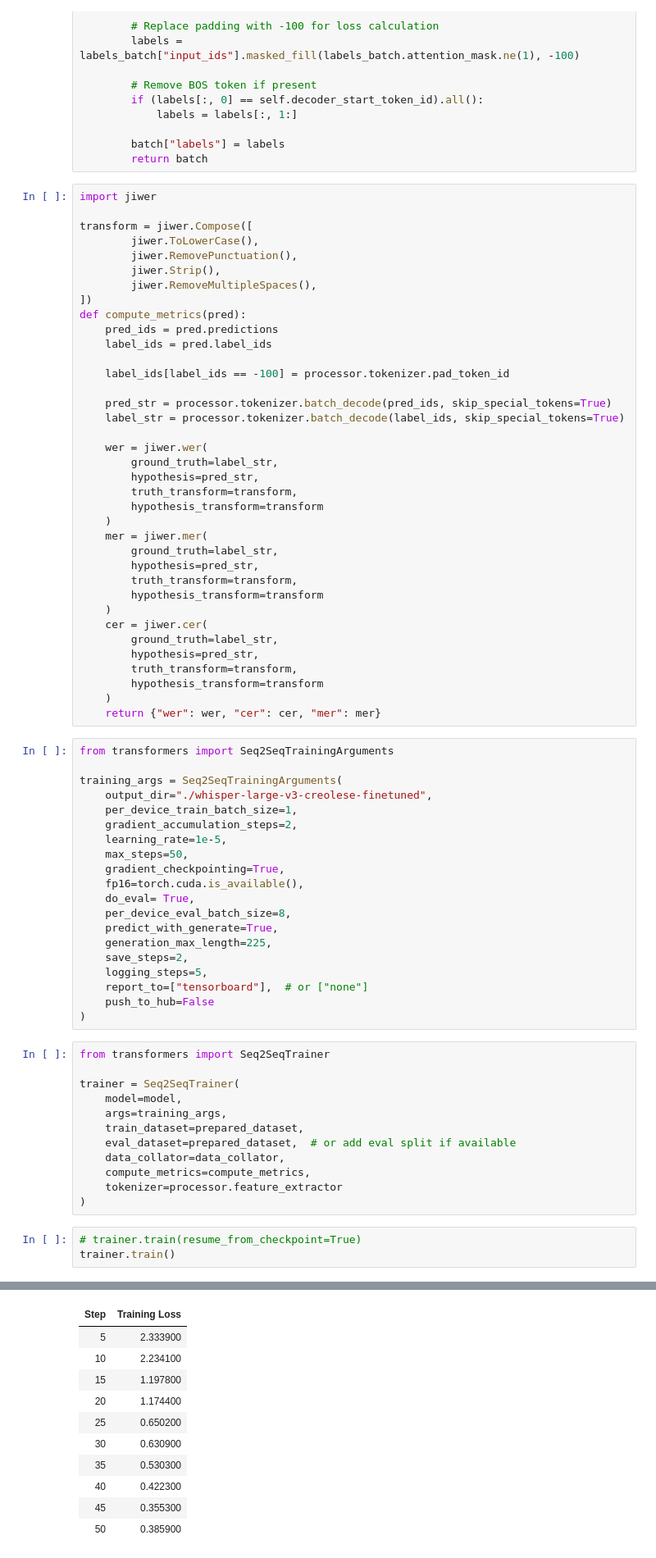
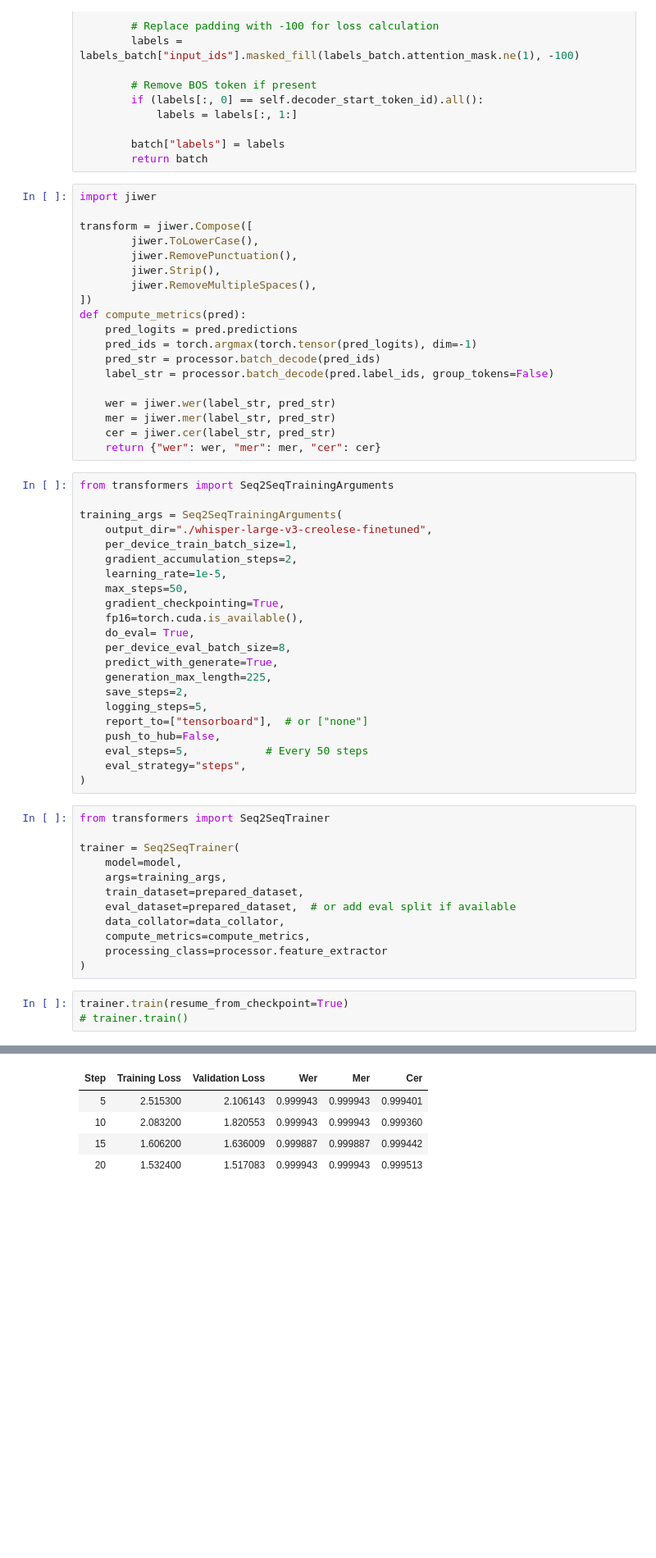
Before and after one commit to kchase9/fyp, a Jupyter notebook: models/whisper-large-v3_finetune_ver.ipynb, the cells around one changed output, grey strips where cells are left out. Shown at 82% size. Cells and saved outputs as stored; diff of their text form; blank space fills up the shorter version.

Commit message:
no finetune models work, just checkpointing

```diff
--- a/models/whisper-large-v3_finetune_ver.ipynb
+++ b/models/whisper-large-v3_finetune_ver.ipynb
@@ -262,33 +232,15 @@ transform = jiwer.Compose([
         jiwer.RemoveMultipleSpaces(),
 ])
 def compute_metrics(pred):
-    pred_ids = pred.predictions
-    label_ids = pred.label_ids
+    pred_logits = pred.predictions
+    pred_ids = torch.argmax(torch.tensor(pred_logits), dim=-1)
+    pred_str = processor.batch_decode(pred_ids)
+    label_str = processor.batch_decode(pred.label_ids, group_tokens=False)
 
-    label_ids[label_ids == -100] = processor.tokenizer.pad_token_id
-
-    pred_str = processor.tokenizer.batch_decode(pred_ids, skip_special_tokens=True)
-    label_str = processor.tokenizer.batch_decode(label_ids, skip_special_tokens=True)
-
-    wer = jiwer.wer(
-        ground_truth=label_str,
-        hypothesis=pred_str,
-        truth_transform=transform,
-        hypothesis_transform=transform
-    )
-    mer = jiwer.mer(
-        ground_truth=label_str,
-        hypothesis=pred_str,
-        truth_transform=transform,
-        hypothesis_transform=transform
-    )
-    cer = jiwer.cer(
-        ground_truth=label_str,
-        hypothesis=pred_str,
-        truth_transform=transform,
-        hypothesis_transform=transform
-    )
-    return {"wer": wer, "cer": cer, "mer": mer}
+    wer = jiwer.wer(label_str, pred_str)
+    mer = jiwer.mer(label_str, pred_str)
+    cer = jiwer.cer(label_str, pred_str)
+    return {"wer": wer, "mer": mer, "cer": cer}
 # %%
 from transformers import Seq2SeqTrainingArguments
 
@@ -307,7 +259,9 @@ training_args = Seq2SeqTrainingArguments(
     save_steps=2,
     logging_steps=5,
     report_to=["tensorboard"],  # or ["none"]
-    push_to_hub=False
+    push_to_hub=False,
+    eval_steps=5,            # Every 50 steps
+    eval_strategy="steps",
 )
 # %%
 from transformers import Seq2SeqTrainer
@@ -319,9 +273,9 @@ trainer = Seq2SeqTrainer(
     eval_dataset=prepared_dataset,  # or add eval split if available
     data_collator=data_collator,
     compute_metrics=compute_metrics,
-    tokenizer=processor.feature_extractor
+    processing_class=processor.feature_extractor
 )
 # %%
-# trainer.train(resume_from_checkpoint=True)
-trainer.train()
+trainer.train(resume_from_checkpoint=True)
+# trainer.train()
 # %% [output]
@@ -329,11 +284,5 @@ trainer.train()
-| Step | Training Loss |
-| 5 | 2.333900 |
-| 10 | 2.234100 |
-| 15 | 1.197800 |
-| 20 | 1.174400 |
-| 25 | 0.650200 |
-| 30 | 0.630900 |
-| 35 | 0.530300 |
-| 40 | 0.422300 |
-| 45 | 0.355300 |
-| 50 | 0.385900 |
+| Step | Training Loss | Validation Loss | Wer | Mer | Cer |
+| 5 | 2.515300 | 2.106143 | 0.999943 | 0.999943 | 0.999401 |
+| 10 | 2.083200 | 1.820553 | 0.999943 | 0.999943 | 0.999360 |
+| 15 | 1.606200 | 1.636009 | 0.999887 | 0.999887 | 0.999442 |
+| 20 | 1.532400 | 1.517083 | 0.999943 | 0.999943 | 0.999513 |
```
Also changed, not shown: parts of 5 cells of this notebook, 7 other files.
